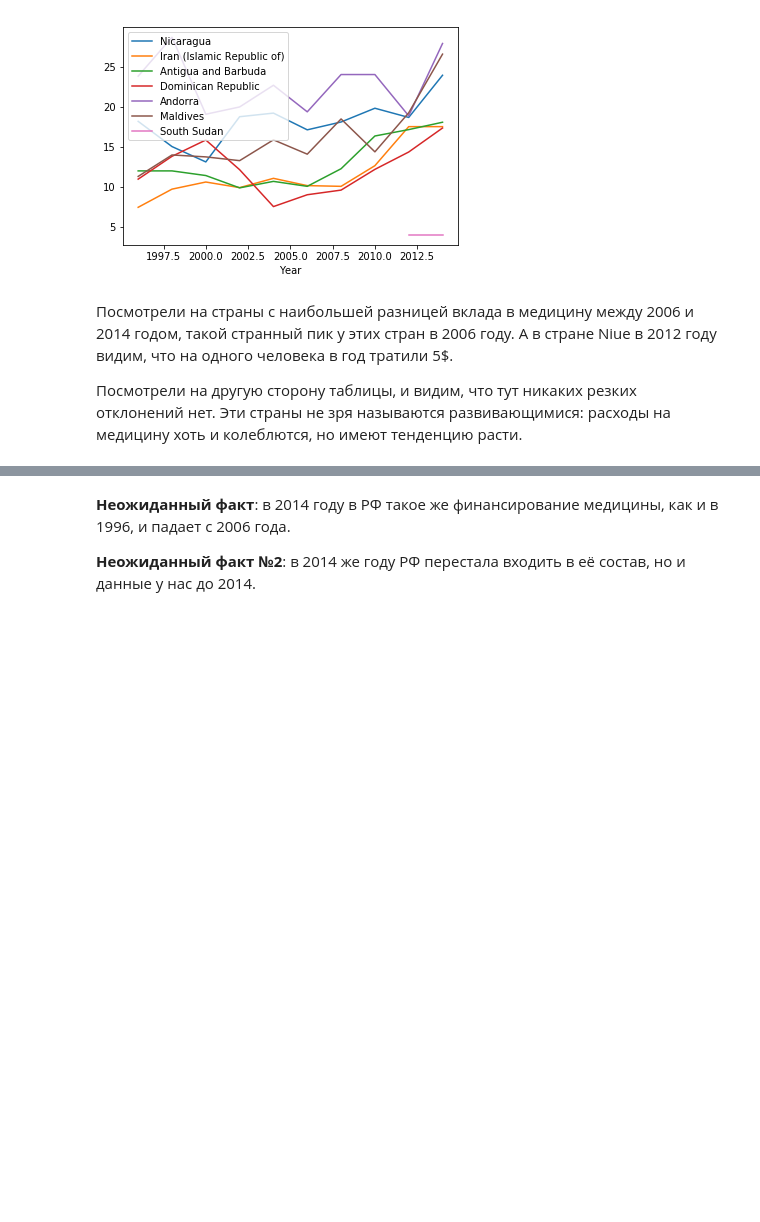
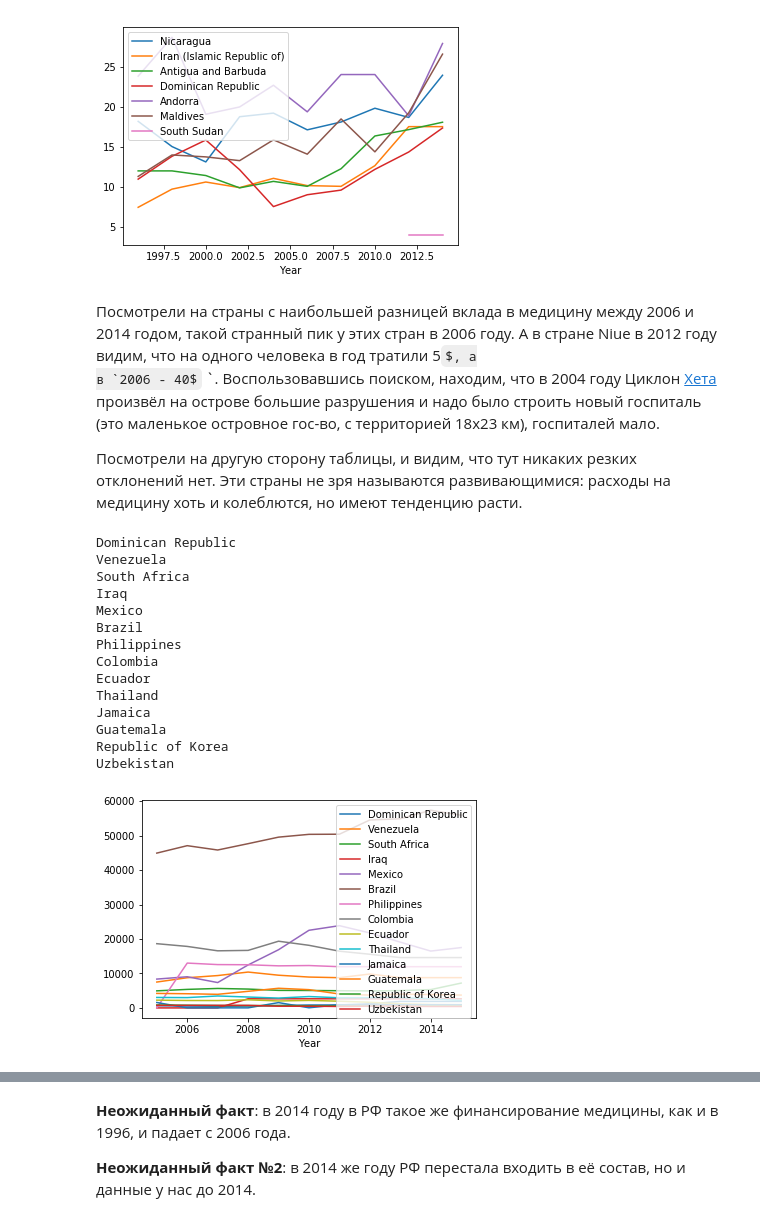
Before and after one commit to Derrior/data-journalism, a Jupyter notebook: data-crawling/who-data.ipynb, the cells around one changed output, grey strips where cells are left out. Saved outputs shown, nothing was run; the diff lists cells and outputs as text; code cells hidden in the pictures; some formulas as TeX source; blank space fills up the shorter version.

Commit message:
more plots & mortality

```diff
--- a/data-crawling/who-data.ipynb
+++ b/data-crawling/who-data.ipynb
@@ -215,6 +187,50 @@ highest_exp.plot.line(x = "Year")
 [figure]
 [figure]
 # %% [markdown]
-Посмотрели на страны с наибольшей разницей вклада в медицину между 2006 и 2014 годом, такой странный пик у этих стран в 2006 году. А в стране Niue в 2012 году видим, что на одного человека в год тратили 5$.
+Посмотрели на страны с наибольшей разницей вклада в медицину между 2006 и 2014 годом, такой странный пик у этих стран в 2006 году. А в стране Niue в 2012 году видим, что на одного человека в год тратили 5$, а
+в `2006 - 40$`. Воспользовавшись поиском, находим, что в 2004 году Циклон [Хета](http://www.seafriends.org.nz/indepth/cyclone_heta.htm) произвёл на острове большие разрушения и надо было строить новый госпиталь (это маленькое островное гос-во, с территорией 18х23 км), госпиталей мало.
 
 Посмотрели на другую сторону таблицы, и видим, что тут никаких резких отклонений нет. Эти страны не зря называются развивающимися: расходы на медицину хоть и колеблются, но имеют тенденцию расти.
+# %%
+#for i in diff.index:
+#    mortality.loc[i, "Exp Difference"] = diff[i]
+#mortality.sort_values("Exp Difference")[:10].plot.bar(y = "All Causes r")
+mortality_homicide = mortality[(("X85" <= mortality["Cause"]) & (mortality["Cause"] <= "Y09")) | (mortality["Cause"] == "UE64")]
+homicide_total = pandas.DataFrame()
+countries = set(mortality_homicide["Country"])
+years = range(2005, 2016)
+for c in countries:
+    for y in years:
+        homicide_total.loc[c, y] = mortality_homicide[(mortality_homicide["Country"] == c) & (mortality_homicide["Year"] == y)]["Deaths1"].sum()
+        if homicide_total.loc[c, y] == 0 and y > 2005:
+            homicide_total.loc[c, y] = homicide_total.loc[c, y - 1]
+# %%
+homicide_diff = homicide_total[2015].copy()
+for i in homicide_diff.index:
+    homicide_diff[i] = int(homicide_diff[i]) - homicide_total.loc[i, 2005]
+homicide_diff = homicide_diff.sort_values()
+top_homicide = pandas.DataFrame()
+for i in range(-7, 7):
+    top_homicide[homicide_diff.index[i]] = pandas.to_numeric(homicide_total.loc[homicide_diff.index[i]])
+    print(homicide_diff.index[i])
+for i in top_homicide.index:
+    top_homicide.loc[i, "Year"] = int(i)
+
+top_homicide.plot.line(x = "Year")
+top_homicide.to_html("../docs/min_max_homicides.html")
+# %% [output]
+Dominican Republic
+Venezuela
+South Africa
+Iraq
+Mexico
+Brazil
+Philippines
+Colombia
+Ecuador
+Thailand
+Jamaica
+Guatemala
+Republic of Korea
+Uzbekistan
+[figure, added]
```
Also changed, not shown: parts of 6 cells of this notebook, 4 other files.
